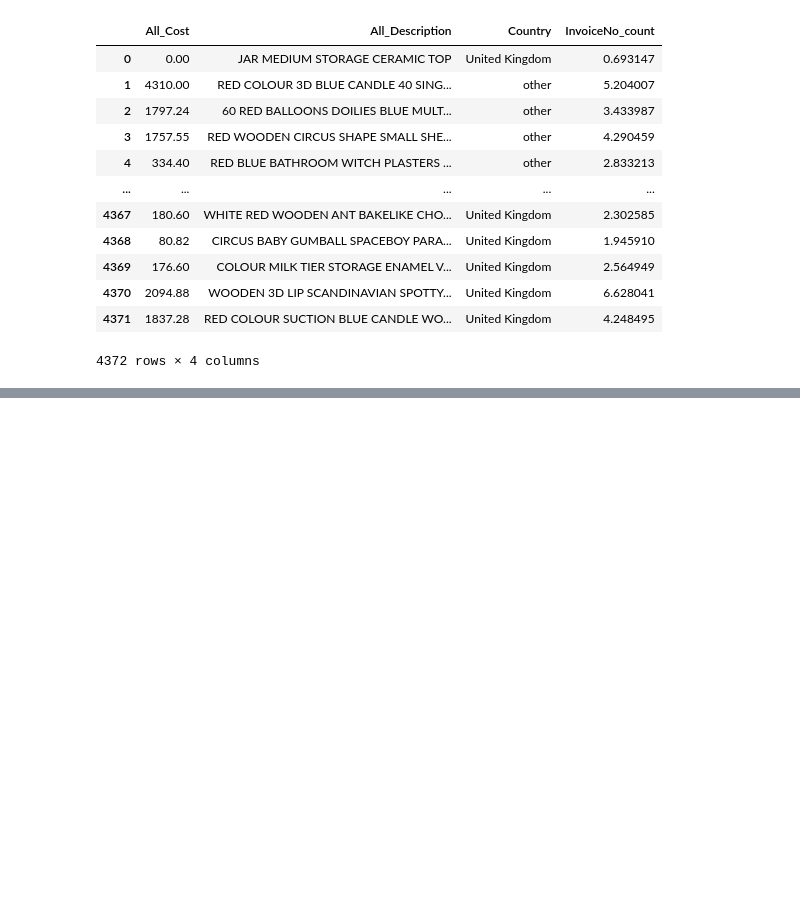
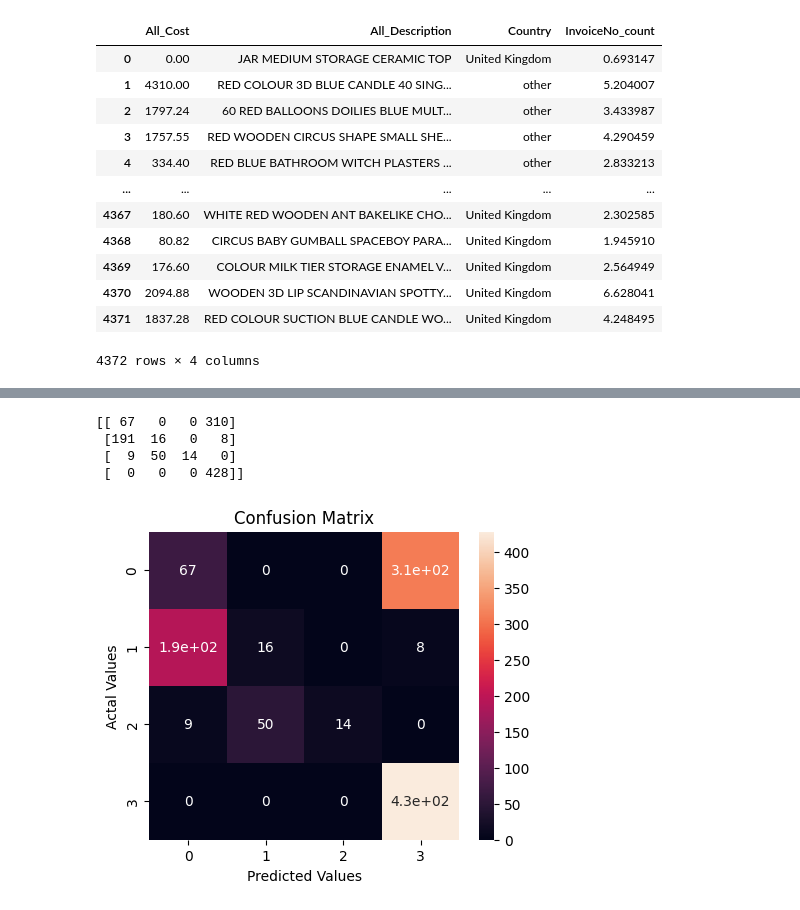
Before and after one commit to morteza-rp/fanap, a Jupyter notebook: 7.ipynb, the cells around one changed output, grey strips where cells are left out. Saved outputs shown, nothing was run; the diff lists cells and outputs as text; code cells hidden in the pictures; blank space fills up the shorter version.

```diff
--- a/7.ipynb
+++ b/7.ipynb
@@ -315,0 +610,7 @@ bb
+# %%
+neigh = KNeighborsClassifier(n_neighbors=4)
+neigh.fit(X_train, y_train)
+
+# print(neigh.predict([[1.1]]))
+
+# print(neigh.predict_proba([[0.9]]))
@@ -315,0 +619,3 @@ bb
+# %%
+y_pred = neigh.predict(X_test)
+print(classification_report(y_test, y_pred))
@@ -315,0 +633,22 @@ bb
+# %%
+cm = confusion_matrix(y_test, y_pred)
+print(cm)
+# %% [output]
+[[ 67   0   0 310]
+ [191  16   0   8]
+ [  9  50  14   0]
+ [  0   0   0 428]]
+# %%
+cm_df = pd.DataFrame(cm,
+                     index = [0, 1, 2, 3],
+                     columns = [0, 1, 2, 3])
+# %%
+#Plotting the confusion matrix
+plt.figure(figsize=(5,4))
+sns.heatmap(cm_df, annot=True)
+plt.title('Confusion Matrix')
+plt.ylabel('Actal Values')
+plt.xlabel('Predicted Values')
+plt.show()
+# %% [output]
+[figure, added]
```
Also changed, not shown: parts of 34 cells of this notebook, 3 other files.
